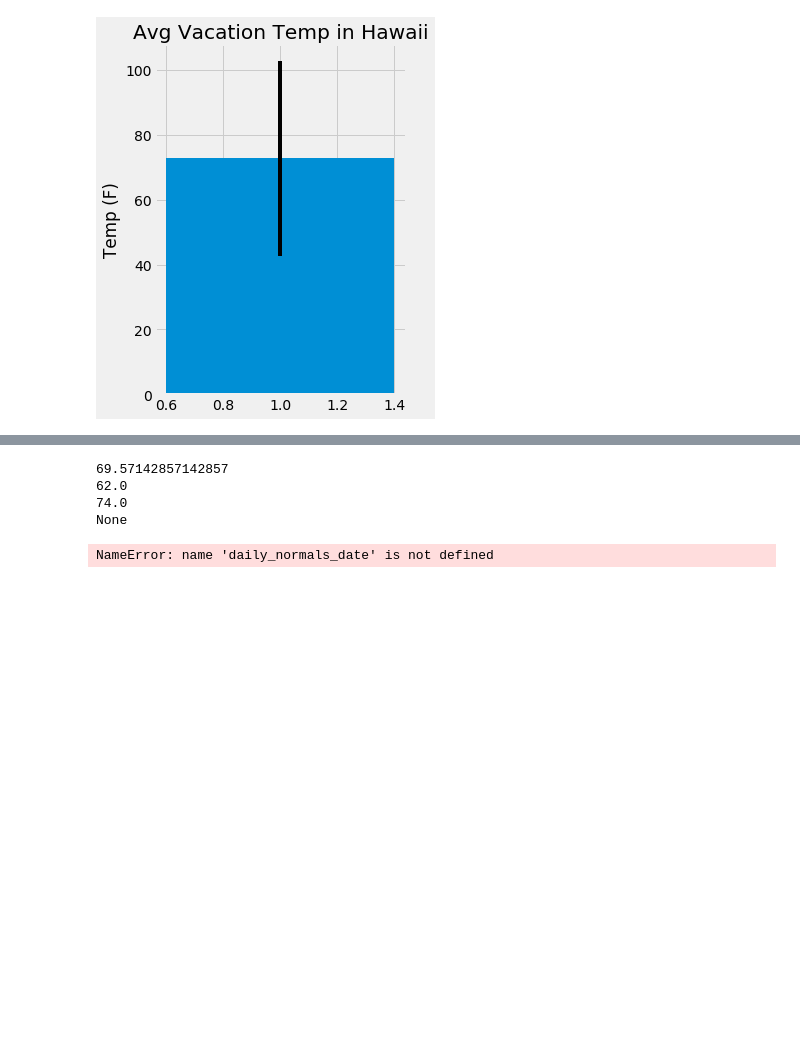
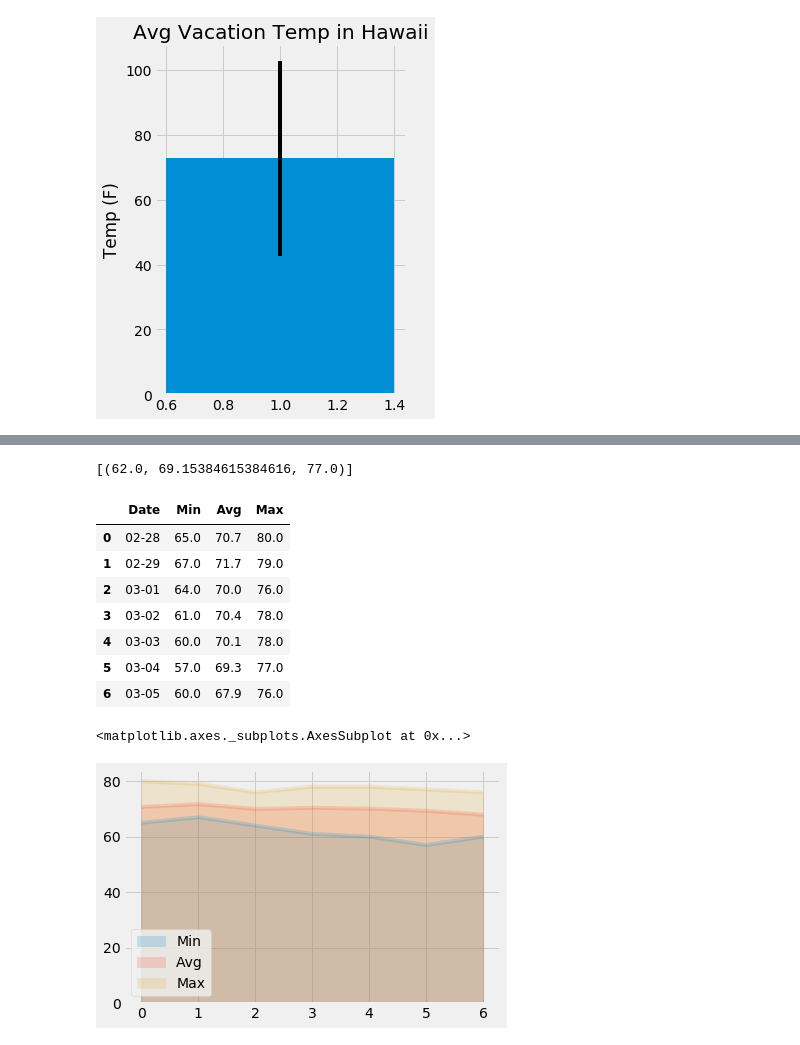
Before and after one commit to Kthomas09/sqlalchemy-challenge, a Jupyter notebook: climate_starter.ipynb, the cells around one changed output, grey strips where cells are left out. Saved outputs shown, nothing was run; the diff lists cells and outputs as text; code cells hidden in the pictures; blank space fills up the shorter version.

```diff
--- a/climate_starter.ipynb
+++ b/climate_starter.ipynb
@@ -211,3 +203,19 @@ all_stations
+# %%
+# Create a query that will calculate the daily normals
+# (i.e. the averages for tmin, tmax, and tavg for all historic data matching a specific month and day)
+def daily_normals(date):
+
+    """Daily Normals.
+    Args:
+        date (str): A date string in the format ‘%m-%d’
+    Returns:
+        A list of tuples containing the daily normals, tmin, tavg, and tmax"""
+
+    sel = [func.min(measurement.tobs), func.avg(measurement.tobs), func.max(measurement.tobs)]
+    return session.query(*sel).filter(func.strftime("%m-%d", measurement.date) == date).all()
+daily_normals("01-01")
+# %% [output]
+[(62.0, 69.15384615384616, 77.0)]
 # %%
 # calculate the daily normals for your trip
 # push each tuple of calculations into a list called `normals`
@@ -222,24 +230,33 @@ all_stations
 start = '2012-02-28'
 end = '2012-03-05'
 
-def daily_normals(start,end):
-    daily_normals_date = session.query(measurement.tobs).filter(measurement.date >= start).filter(measurement.date <= end).all()
-    daily_dates = [l[0] for l in daily_normals_date]
-    avgg_temps = np.mean(daily_dates)
-    min_temps = min(daily_dates)
-    max_temps = max(daily_dates)
-    print(avgg_temps)
-    print(min_temps)
-    print(max_temps)
-print(daily_normals(start, end))
+hawaii_trip = ["02-28", "02-29", "03-01", "03-02", "03-03","03-04","03-05"]
+normals = []
 
-aaa= pd.DataFrame(daily_normals_date)
-aaa.head()
+for day in hawaii_trip:
+    date = {}
+    date["Date"] = "{}".format(day)
+    daily_norm = daily_normals(day)
+    date["Min"] = daily_norm[0][0]
+    date["Avg"] = round(daily_norm[0][1],1)
+    date["Max"] = daily_norm[0][2]
+    normals.append(date)
+
+
+hawaii_trip_rainfall_df = pd.DataFrame(normals)
+hawaii_trip_rainfall_df
 # %% [output]
-69.57142857142857
-62.0
-74.0
-None
-NameError: name 'daily_normals_date' is not defined
+|  | Date | Min | Avg | Max |
+| 0 | 02-28 | 65.0 | 70.7 | 80.0 |
+| 1 | 02-29 | 67.0 | 71.7 | 79.0 |
+| 2 | 03-01 | 64.0 | 70.0 | 76.0 |
+| 3 | 03-02 | 61.0 | 70.4 | 78.0 |
+| 4 | 03-03 | 60.0 | 70.1 | 78.0 |
+| 5 | 03-04 | 57.0 | 69.3 | 77.0 |
+| 6 | 03-05 | 60.0 | 67.9 | 76.0 |
 # %%
 # Load the previous query results into a Pandas DataFrame and add the `trip_dates` range as the `date` index
+hawaii_trip_rainfall_df.plot(kind="area",alpha = 0.2, stacked = False)
+# %% [output]
+<matplotlib.axes._subplots.AxesSubplot at 0x...>
+[figure, added]
```
Also changed, not shown: parts of 1 cell of this notebook, 1 other file.
